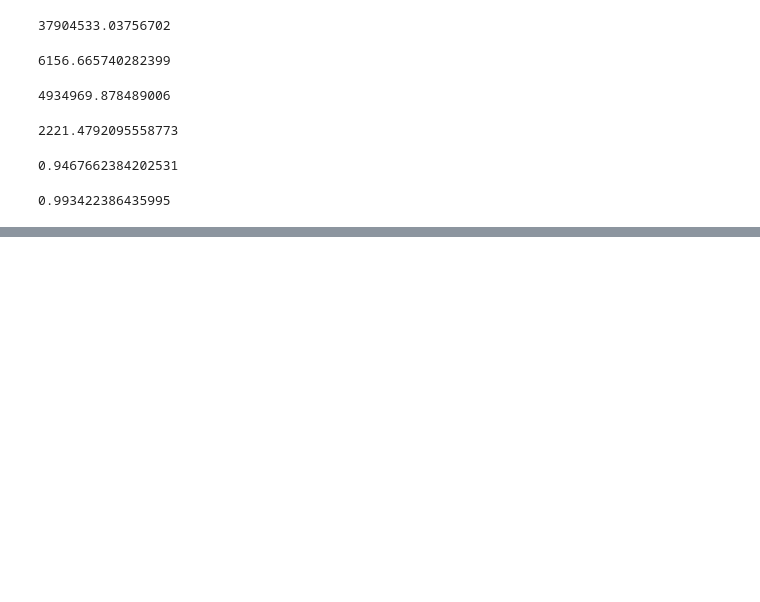
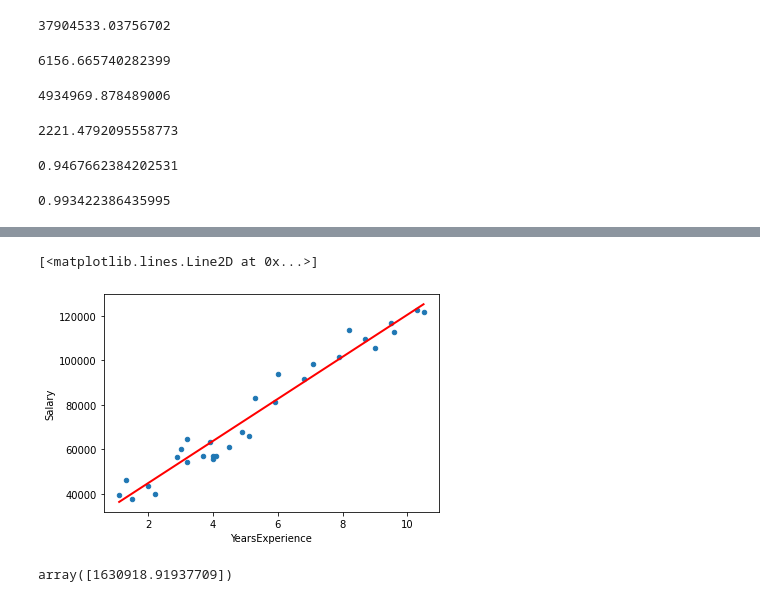
Before and after one commit to IshaJoshi20/Assignment-predict-salary-based-on-exp, a Jupyter notebook: Predict salary based on experience years.ipynb, the cells around one changed output, grey strips where cells are left out. Saved outputs shown, nothing was run; the diff lists cells and outputs as text; code cells hidden in the pictures; blank space fills up the shorter version.

```diff
--- a/Predict salary based on experience years.ipynb
+++ b/Predict salary based on experience years.ipynb
@@ -184,3 +184,5 @@ model.score(A_train,B_train)#testing accuracy R2 (r square)
 model.score(A_test,B_test)# testing accuracy
 # %% [output]
 0.993422386435995
+# %%
+allpred=model.predict(a_matrix)
@@ -186,0 +220,10 @@ model.score(A_test,B_test)# testing accuracy
+# %%
+df.plot(kind="scatter",x="YearsExperience",y="Salary")
+plt.plot(a,allpred,c="red",linewidth=2)
+# %% [output]
+[<matplotlib.lines.Line2D at 0x...>]
+[figure, added]
+# %%
+model.predict(np.array(170).reshape(-1,1))
+# %% [output]
+array([1630918.91937709])
```
Also changed, not shown: parts of 2 cells of this notebook.
